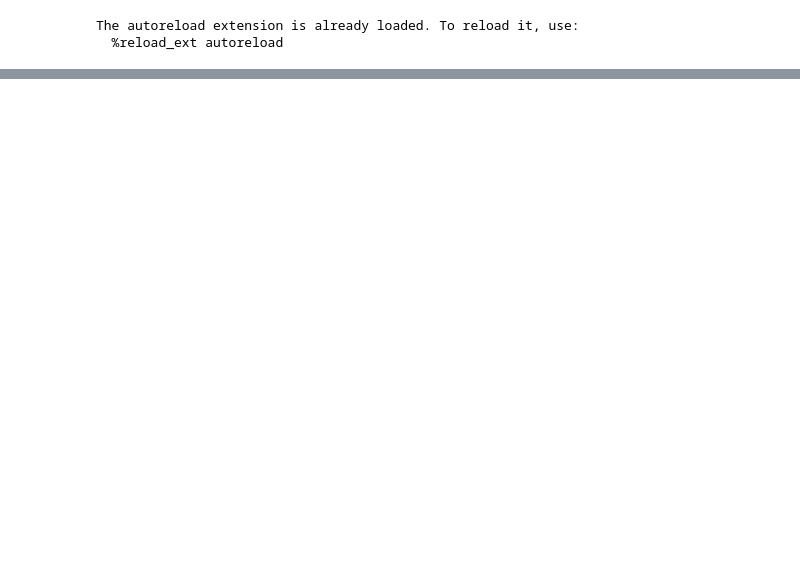
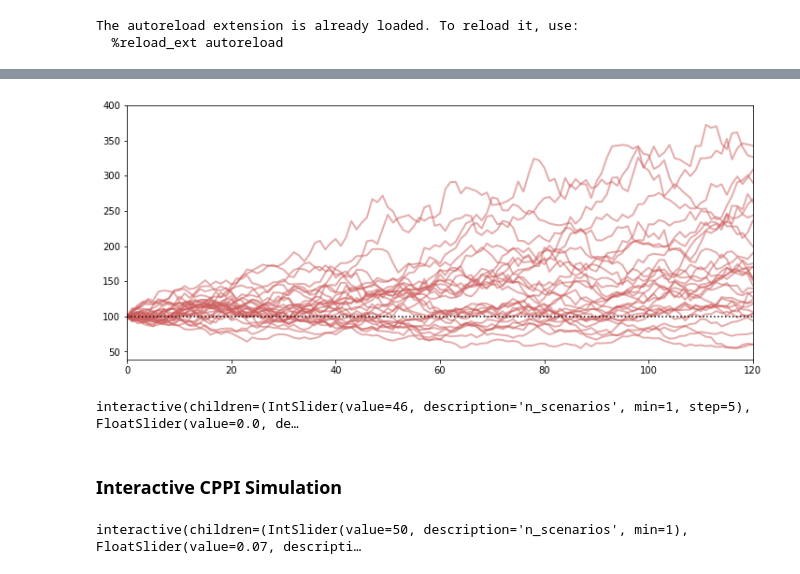
Before and after one commit to allaccountstaken/risk_toolkit, a Jupyter notebook: strategies.ipynb, the cells around one changed output, grey strips where cells are left out. Cells and saved outputs as stored; diff of their text form; code cells hidden in the pictures; blank space fills up the shorter version.

```diff
--- a/strategies.ipynb
+++ b/strategies.ipynb
@@ -25,6 +27,11 @@ def show_gbm(n_scenarios, mu, sigma):
                    mu=mu, sigma=sigma, s_0=s_0)
     ax = prices.plot(legend=False, color='indianred',
                     alpha=0.5, linewidth=2, figsize=(12, 5))
-    ax.axhline(y=100, ls=':', color='black')
+    ax.axhline(y=s_0, ls=':', color='black')
+    ax.set_ylim(top=400)
     #draw a dot at the origin
     ax.plot(0, s_0, marker='o', color='darkred', alpha=0.2)
+# %%
+show_gbm(30, 0.07, 0.15)
+# %% [output]
+[figure, added]
@@ -30,0 +44,51 @@ def show_gbm(n_scenarios, mu, sigma):
+# %%
+display(gbm_controls)
+# %% [output]
+interactive(children=(IntSlider(value=46, description='n_scenarios', min=1, step=5), FloatSlider(value=0.0, de…
+# %% [markdown]
+### Interactive CPPI Simulation
+# %%
+def show_cppi(n_scenarios=50, mu=0.07, sigma=0.15,
+             m=3, floor=0., riskfree_rate=0.03, y_max=100):
+    """Plot the results of a Monte Carlo Simulation for CPPI"""
+
+    start = 100
+    sim_rets = rk.gbm(n_scenarios=n_scenarios, mu=mu,
+                     sigma=sigma, prices=False, steps_per_year=12)
+
+    risky_r = pd.DataFrame(sim_rets)
+
+    # run the back-test
+    btr = rk.run_cppi(risky_r=pd.DataFrame(risky_r),
+                      riskfree_rate=riskfree_rate, m=m,
+                      start=start, floor=floor)
+
+    wealth = btr['Wealth']
+    y_max = wealth.values.max() * y_max / 100
+
+    # plot
+    ax = wealth.plot(legend=False, alpha=0.3,
+                     color='indianred', figsize=(12,6))
+    ax.axhline(y=start, ls=':', color='black')
+    ax.axhline(y=start*floor, ls='--', color='red')
+    ax.set_ylim(top=y_max)
+
+
+
+
+
+cppi_controls = widgets.interactive(show_cppi,
+                                    n_scenarios=widgets.IntSlider(min=1, max=100,
+                                                                  step=1, value=50),
+                                    mu=(0, +.2, 0.01),
+                                    sigma=(0, 0.30, 0.05),
+                                    floor=(0, 2, 0.1),
+                                    m=(1, 5, 0.5),
+                                    riskfree_rate=(0, 0.05, 0.01),
+                                    y_max = widgets.IntSlider(min=0, max=100,
+                                                              step=1, value=100,
+                                                              description='Zoom Y Axis'))
+
+display(cppi_controls)
+# %% [output]
+interactive(children=(IntSlider(value=50, description='n_scenarios', min=1), FloatSlider(value=0.07, descripti…
```
Also changed, not shown: parts of 3 cells of this notebook, 1 other file.
